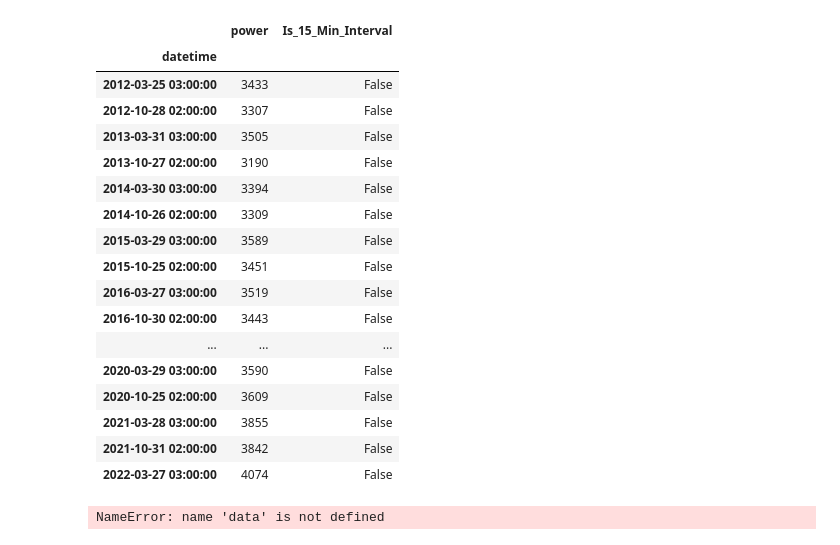
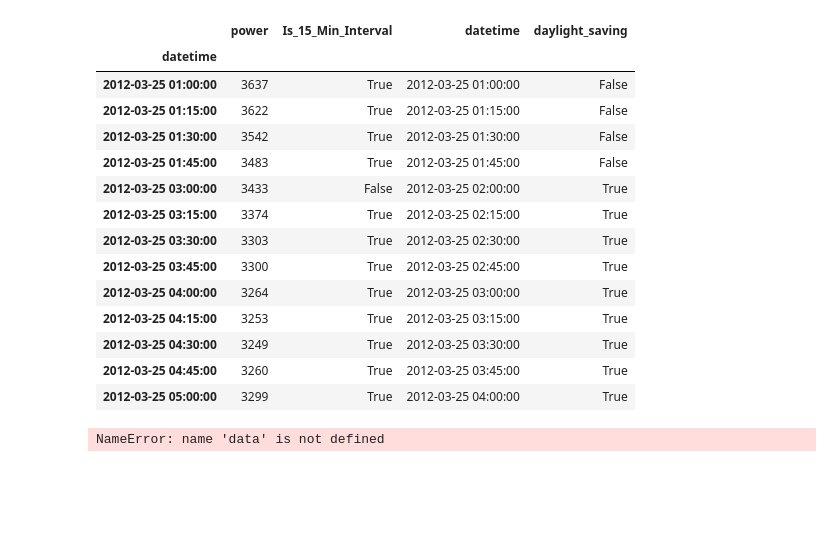
Before and after one commit to cgassman/electricistan, a Jupyter notebook: notebook_first_try.ipynb, the cells around one changed output. Cells and saved outputs as stored; diff of their text form; code cells hidden in the pictures; blank space fills up the shorter version.

Commit message:
add daylight saving

```diff
--- a/notebook_first_try.ipynb
+++ b/notebook_first_try.ipynb
@@ -31,8 +62,8 @@ display(data)
 # %%
-time_intervals = data.index.to_series().diff()
-is_consistent_15min = all(time_interval == pd.Timedelta('15 minutes') for time_interval in time_intervals[1:])
-if is_consistent_15min:
-    print("The time series has a consistent 15-minute frequency.")
-else:
-    print("The time series does not have a consistent 15-minute frequency.")
+data['Is_15_Min_Interval'] = time_intervals == pd.Timedelta('15 minutes')
+data['Is_15_Min_Interval'] = data['Is_15_Min_Interval'].fillna(False)
+data.loc[data.index[0], 'Is_15_Min_Interval'] = True
+data['datetime'] = data.index
+daysaving = data[data['Is_15_Min_Interval'] == False]
+display(daysaving)
 # %% [output]
@@ -39,0 +88,15 @@ The time series does not have a consistent 15-minute frequency.
+# %%
+daylight_saving_time = False
+for index, row in data.iterrows():
+    if not row['Is_15_Min_Interval'] and not daylight_saving_time:
+        daylight_saving_time = True
+
+    elif not row['Is_15_Min_Interval'] and daylight_saving_time:
+        daylight_saving_time = False
+
+    if daylight_saving_time:
+        data.at[index,'daylight_saving'] = True
+    else:
+        data.at[index,'daylight_saving'] = False
+
+display(data)
@@ -40,26 +136,25 @@ The time series does not have a consistent 15-minute frequency.
+# %%
+filtered_indices = data['daylight_saving'] == True
+data.loc[filtered_indices,'datetime'] = data.loc[filtered_indices, 'datetime']- pd.to_timedelta(1, unit='h')
 # %%
-data['Is_15_Min_Interval'] = time_intervals == pd.Timedelta('15 minutes')
-data['Is_15_Min_Interval'] = data['Is_15_Min_Interval'].fillna(False)
-data.loc[data.index[0], 'Is_15_Min_Interval'] = True
-daysaving = data[data['Is_15_Min_Interval'] == False].copy()
-display(daysaving)
-for
+start_time = pd.to_datetime('2012-03-25 01:00:00')
+end_time = pd.to_datetime('2012-03-25 04:00:00')
+
+df_filtered = data.loc[data['datetime'].between(start_time, end_time, inclusive='both')]
+display(df_filtered)
 # %% [output]
-|  | power | Is_15_Min_Interval |
-| datetime |  |  |
-| 2012-03-25 03:00:00 | 3433 | False |
-| 2012-10-28 02:00:00 | 3307 | False |
-| 2013-03-31 03:00:00 | 3505 | False |
-| 2013-10-27 02:00:00 | 3190 | False |
-| 2014-03-30 03:00:00 | 3394 | False |
-| 2014-10-26 02:00:00 | 3309 | False |
-| 2015-03-29 03:00:00 | 3589 | False |
-| 2015-10-25 02:00:00 | 3451 | False |
-| 2016-03-27 03:00:00 | 3519 | False |
-| 2016-10-30 02:00:00 | 3443 | False |
-| ... | ... | ... |
-| 2020-03-29 03:00:00 | 3590 | False |
-| 2020-10-25 02:00:00 | 3609 | False |
-| 2021-03-28 03:00:00 | 3855 | False |
-| 2021-10-31 02:00:00 | 3842 | False |
-| 2022-03-27 03:00:00 | 4074 | False |
+|  | power | Is_15_Min_Interval | datetime | daylight_saving |
+| datetime |  |  |  |  |
+| 2012-03-25 01:00:00 | 3637 | True | 2012-03-25 01:00:00 | False |
+| 2012-03-25 01:15:00 | 3622 | True | 2012-03-25 01:15:00 | False |
+| 2012-03-25 01:30:00 | 3542 | True | 2012-03-25 01:30:00 | False |
+| 2012-03-25 01:45:00 | 3483 | True | 2012-03-25 01:45:00 | False |
+| 2012-03-25 03:00:00 | 3433 | False | 2012-03-25 02:00:00 | True |
+| 2012-03-25 03:15:00 | 3374 | True | 2012-03-25 02:15:00 | True |
+| 2012-03-25 03:30:00 | 3303 | True | 2012-03-25 02:30:00 | True |
+| 2012-03-25 03:45:00 | 3300 | True | 2012-03-25 02:45:00 | True |
+| 2012-03-25 04:00:00 | 3264 | True | 2012-03-25 03:00:00 | True |
+| 2012-03-25 04:15:00 | 3253 | True | 2012-03-25 03:15:00 | True |
+| 2012-03-25 04:30:00 | 3249 | True | 2012-03-25 03:30:00 | True |
+| 2012-03-25 04:45:00 | 3260 | True | 2012-03-25 03:45:00 | True |
+| 2012-03-25 05:00:00 | 3299 | True | 2012-03-25 04:00:00 | True |
```
Also changed, not shown: parts of 10 cells of this notebook.
